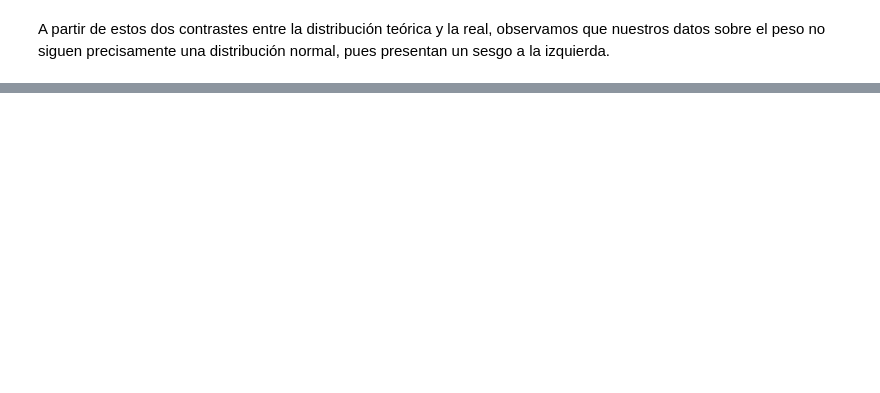
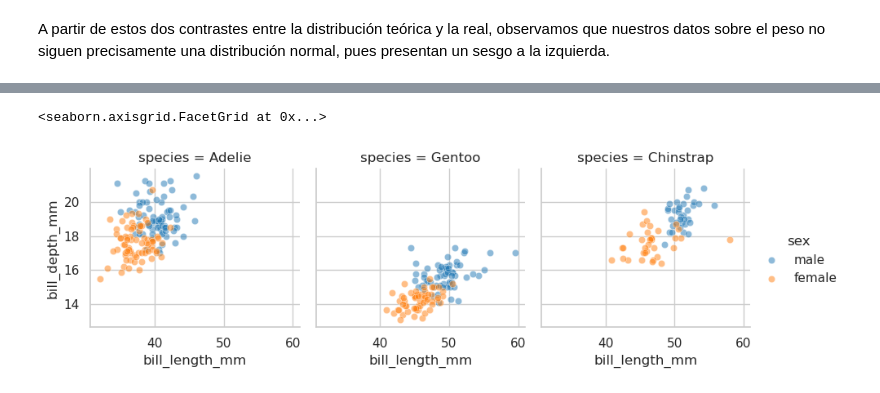
Before and after one commit to miguelfsosa/exploratory_analisis_penguin, a Jupyter notebook: Analisis_Exploratorio.ipynb, the cells around one changed output, grey strips where cells are left out. Drawn from its saved outputs; the diff is of its cells as text; code cells hidden in the pictures; blank space fills up the shorter version.

```diff
--- a/Analisis_Exploratorio.ipynb
+++ b/Analisis_Exploratorio.ipynb
@@ -890,0 +960,20 @@ pues presentan un sesgo a la izquierda.
+# %%
+#Analizando relaciones del tamaño de los picos según la especie
+(
+    sns.FacetGrid(
+        process_penguin_df,
+        col = 'species',
+        hue = 'sex'
+    )
+    .map(
+        sns.scatterplot,
+        'bill_length_mm',
+        'bill_depth_mm',
+        alpha = 0.5
+    )
+    .add_legend()
+
+)
+# %% [output]
+<seaborn.axisgrid.FacetGrid at 0x...>
+[figure, added]
```
Also changed, not shown: parts of 39 cells of this notebook.
